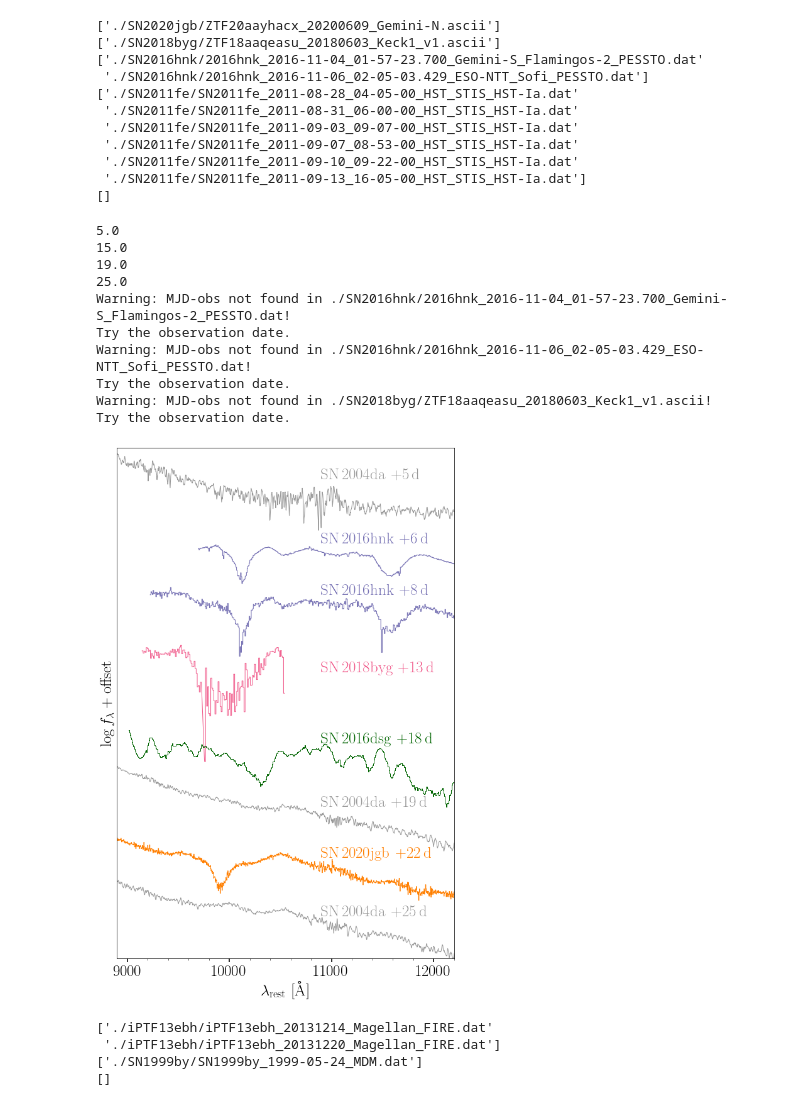
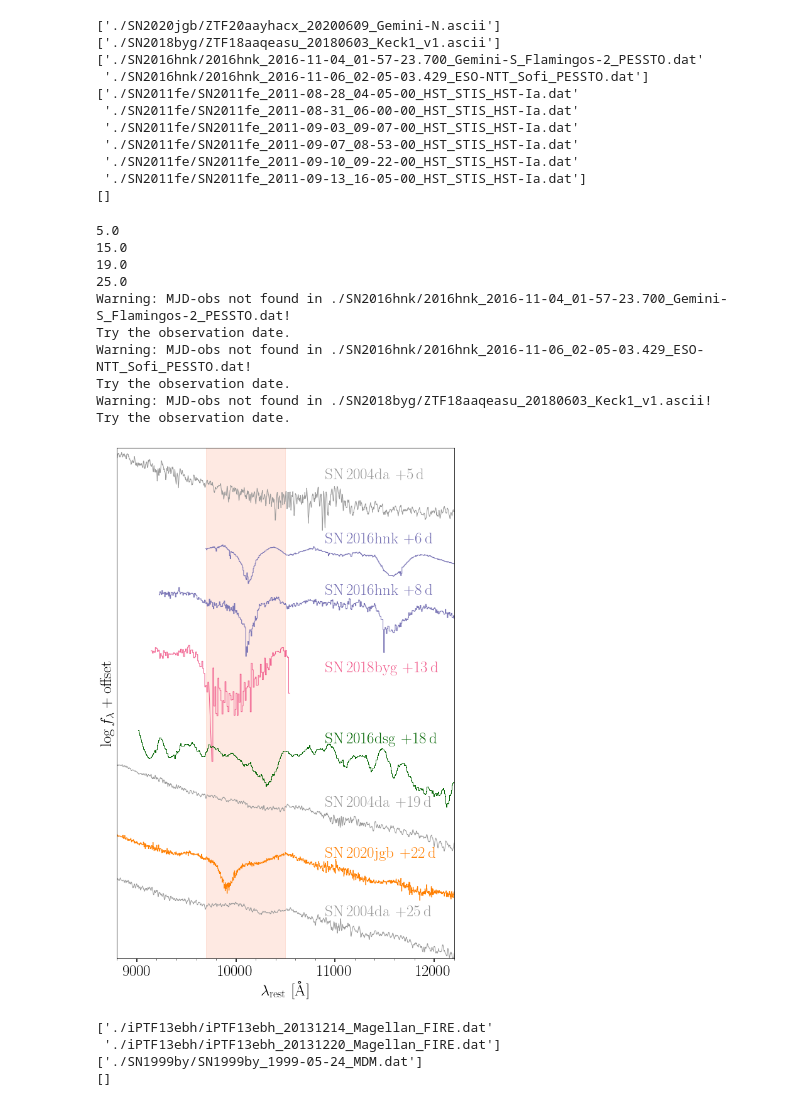
Before and after one commit to slowdivePTG/SN2020jgb, a Jupyter notebook: spectroscopy/Spec_comp.ipynb, the cells around one changed output. Cells and saved outputs as stored; diff of their text form; code cells hidden in the pictures.

```diff
--- a/spectroscopy/Spec_comp.ipynb
+++ b/spectroscopy/Spec_comp.ipynb
@@ -268,35 +268,37 @@ ax.plot(wv / (1 + 0.04),
         np.log10(fl_bin / norm_flux) - h * num,
         color='darkgreen',
         linewidth=1)
 y = .18 * h - 1.0 * h * num
 ax.text(10900,
         y,
         r'$\mathrm{SN\,2016dsg}$' + ' $+18\,\mathrm d$',
         color='darkgreen')
 
-ax.set_xlim(8900, 12200)
+ax.fill_betweenx(y=ax.get_ybound(), x1=9700, x2=10500, color='#fc9272', alpha=.2)
+
+ax.set_xlim(8800, 12200)
 ax.set_ylim(-0.99 * h * (spec_num_norm[-1] + 1), h)
 ax.set_ylabel(r'$\log f_\lambda + \mathrm{offset}$')
 ax.set_xlabel(r'$\lambda_\mathrm{rest}\ [\mathrm{\r{A}}]$',
               **{'fontname': 'Times New Roman'})
 ax.xaxis.set_minor_locator(MultipleLocator(200))
 ax.xaxis.set_major_locator(MultipleLocator(1000))
 ax.set_yticks([])
 
 fig.subplots_adjust(left=0.06, bottom=0.051, top=0.953, right=0.991)
 fig.savefig('../paper/figures/NIR_spec_comp.pdf', bbox_inches='tight')
 # %% [output]
 5.0
 15.0
 19.0
 25.0
 Warning: MJD-obs not found in ./SN2016hnk/2016hnk_2016-11-04_01-57-23.700_Gemini-S_Flamingos-2_PESSTO.dat!
 Try the observation date.
 Warning: MJD-obs not found in ./SN2016hnk/2016hnk_2016-11-06_02-05-03.429_ESO-NTT_Sofi_PESSTO.dat!
 Try the observation date.
 Warning: MJD-obs not found in ./SN2018byg/ZTF18aaqeasu_20180603_Keck1_v1.ascii!
 Try the observation date.
-[figure, old version]
+[figure, new version]
 # %%
 from scipy.interpolate import splrep, splev
 # %%
```
Also changed, not shown: 10 other files.
